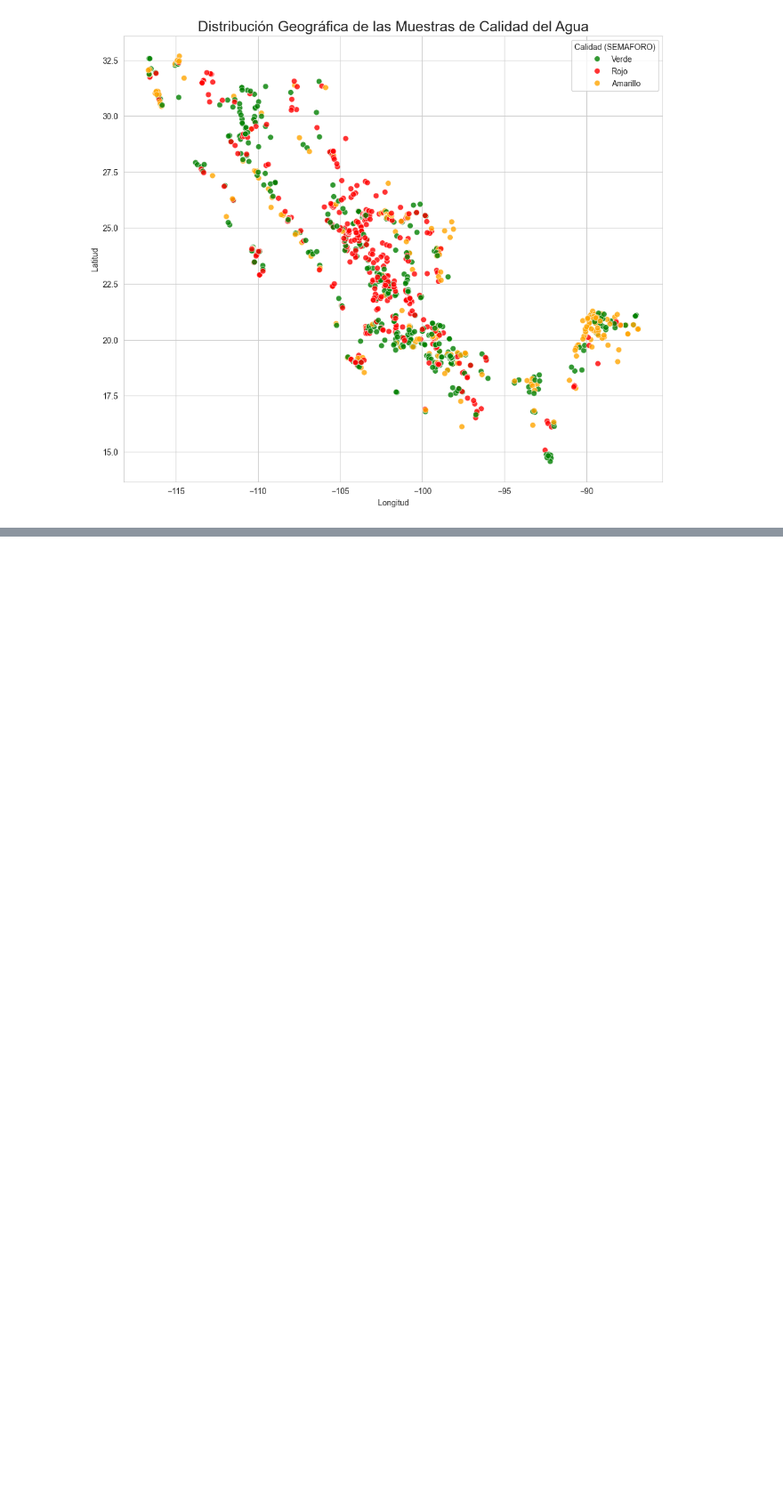
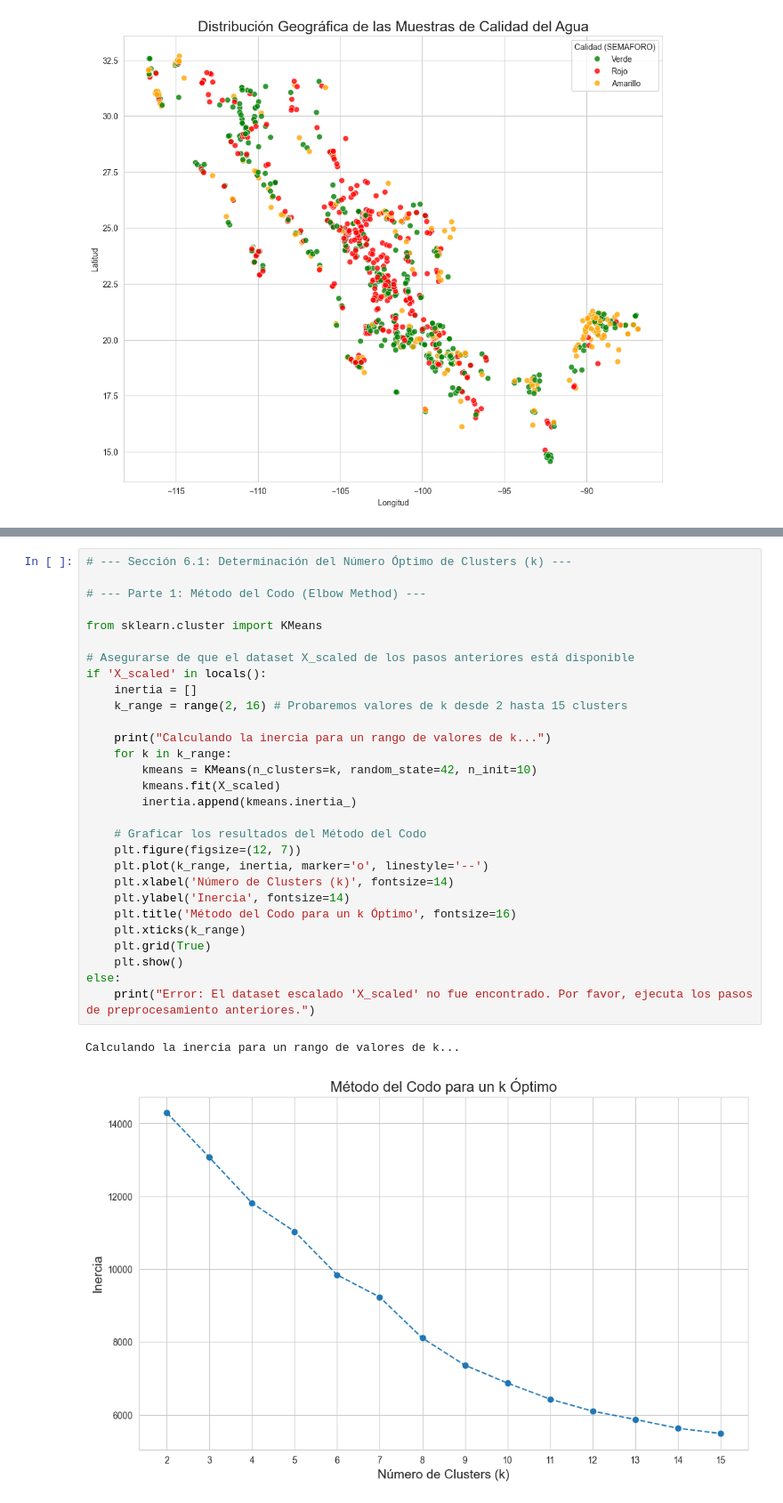
Before and after one commit to danvalvrd/ProyectoFinalIACenfo, a Jupyter notebook: EDA.ipynb, the cells around one changed output, grey strips where cells are left out. Shown at 89% size. Saved outputs shown, nothing was run; the diff lists cells and outputs as text; blank space fills up the shorter version.

```diff
--- a/EDA.ipynb
+++ b/EDA.ipynb
@@ -703,0 +784,32 @@ El DataFrame 'df_cleaned' se ha exportado exitosamente a: 'datos/df_cleaned.csv'
+# %%
+# --- Sección 6.1: Determinación del Número Óptimo de Clusters (k) ---
+
+# --- Parte 1: Método del Codo (Elbow Method) ---
+
+from sklearn.cluster import KMeans
+
+# Asegurarse de que el dataset X_scaled de los pasos anteriores está disponible
+if 'X_scaled' in locals():
+    inertia = []
+    k_range = range(2, 16) # Probaremos valores de k desde 2 hasta 15 clusters
+
+    print("Calculando la inercia para un rango de valores de k...")
+    for k in k_range:
+        kmeans = KMeans(n_clusters=k, random_state=42, n_init=10)
+        kmeans.fit(X_scaled)
+        inertia.append(kmeans.inertia_)
+
+    # Graficar los resultados del Método del Codo
+    plt.figure(figsize=(12, 7))
+    plt.plot(k_range, inertia, marker='o', linestyle='--')
+    plt.xlabel('Número de Clusters (k)', fontsize=14)
+    plt.ylabel('Inercia', fontsize=14)
+    plt.title('Método del Codo para un k Óptimo', fontsize=16)
+    plt.xticks(k_range)
+    plt.grid(True)
+    plt.show()
+else:
+    print("Error: El dataset escalado 'X_scaled' no fue encontrado. Por favor, ejecuta los pasos de preprocesamiento anteriores.")
+# %% [output]
+Calculando la inercia para un rango de valores de k...
+[figure, added]
```
Also changed, not shown: parts of 14 cells of this notebook.
